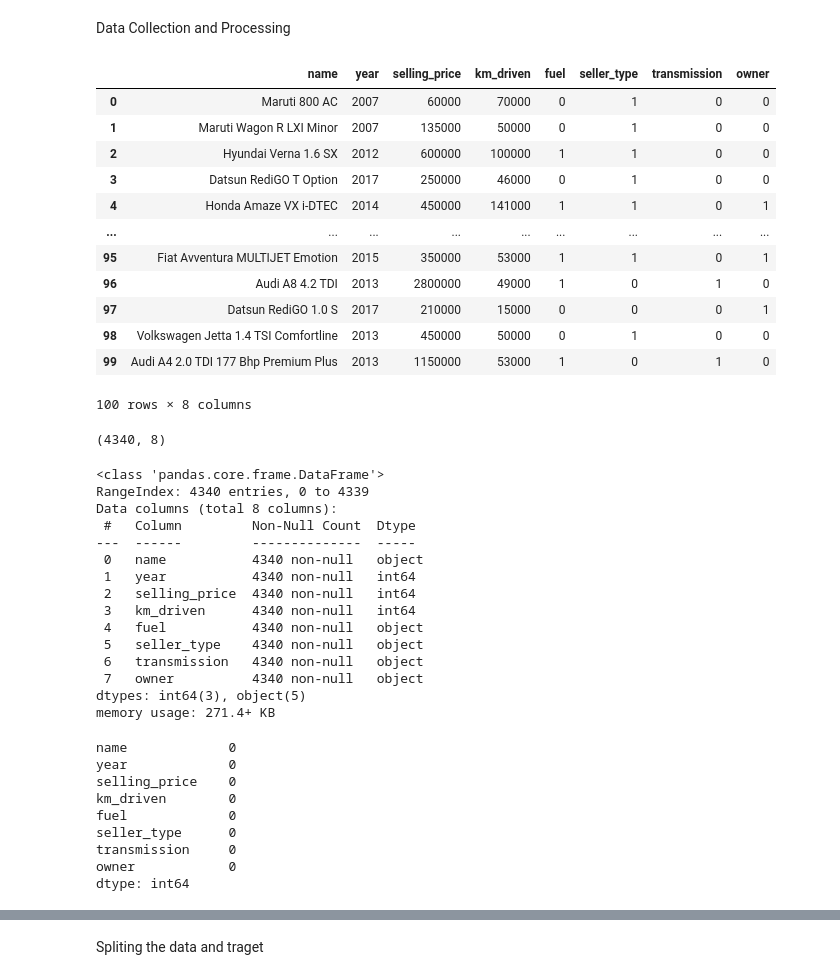
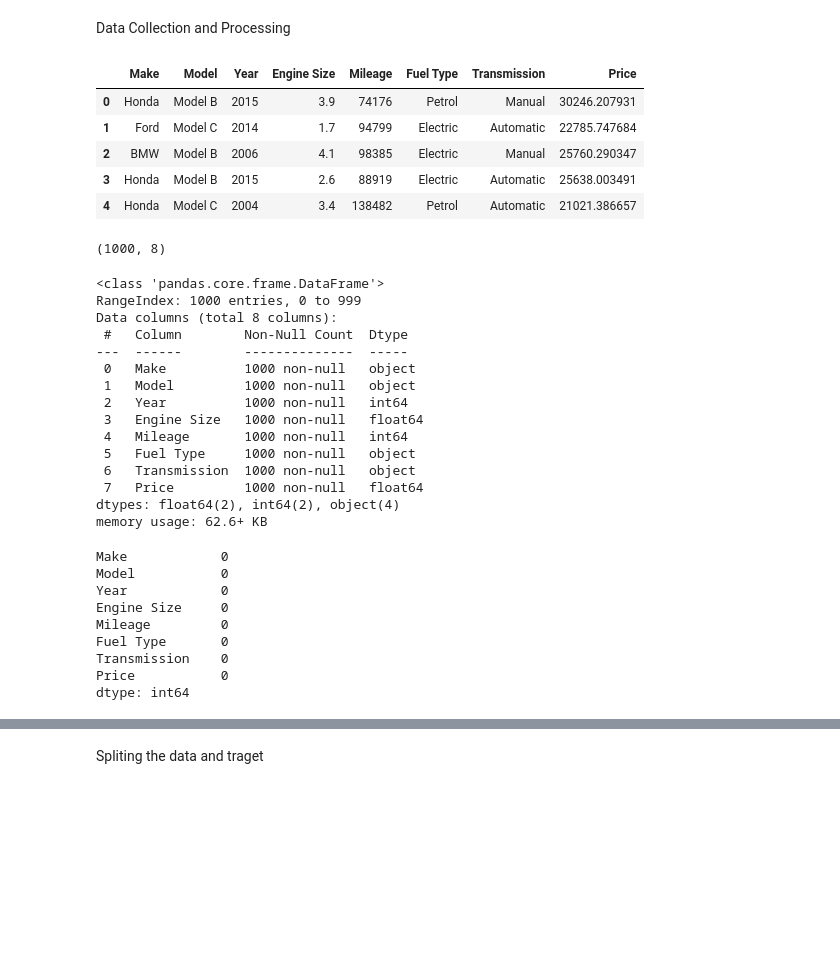
Before and after one commit to Tharunkalai77/Car-price-Prediction, a Jupyter notebook: main.ipynb, the cells around one changed output, grey strips where cells are left out. Drawn from its saved outputs; the diff is of its cells as text; code cells hidden in the pictures; blank space fills up the shorter version.

```diff
--- a/main.ipynb
+++ b/main.ipynb
@@ -9,60 +9,53 @@ from sklearn import metrics
 # %% [markdown]
 Data Collection and Processing
 # %%
-car_dataset = pd.read_csv("C:\\Users\\tharu\\Desktop\\ml-projects\\Car-price-Prediction\\Car.csv")
+car_dataset = pd.read_csv("C:\\Users\\tharu\\Desktop\\ml-projects\\Car-price-Prediction\\Car_Price_Prediction.csv")
 # %%
 # frist 5 rows
-car_dataset.head(100)
+car_dataset.head()
 # %% [output]
-|  | name | year | selling_price | km_driven | fuel | seller_type | transmission | owner |
-| 0 | Maruti 800 AC | 2007 | 60000 | 70000 | 0 | 1 | 0 | 0 |
-| 1 | Maruti Wagon R LXI Minor | 2007 | 135000 | 50000 | 0 | 1 | 0 | 0 |
-| 2 | Hyundai Verna 1.6 SX | 2012 | 600000 | 100000 | 1 | 1 | 0 | 0 |
-| 3 | Datsun RediGO T Option | 2017 | 250000 | 46000 | 0 | 1 | 0 | 0 |
-| 4 | Honda Amaze VX i-DTEC | 2014 | 450000 | 141000 | 1 | 1 | 0 | 1 |
-| ... | ... | ... | ... | ... | ... | ... | ... | ... |
-| 95 | Fiat Avventura MULTIJET Emotion | 2015 | 350000 | 53000 | 1 | 1 | 0 | 1 |
-| 96 | Audi A8 4.2 TDI | 2013 | 2800000 | 49000 | 1 | 0 | 1 | 0 |
-| 97 | Datsun RediGO 1.0 S | 2017 | 210000 | 15000 | 0 | 0 | 0 | 1 |
-| 98 | Volkswagen Jetta 1.4 TSI Comfortline | 2013 | 450000 | 50000 | 0 | 1 | 0 | 0 |
-| 99 | Audi A4 2.0 TDI 177 Bhp Premium Plus | 2013 | 1150000 | 53000 | 1 | 0 | 1 | 0 |
+|  | Make | Model | Year | Engine Size | Mileage | Fuel Type | Transmission | Price |
+| 0 | Honda | Model B | 2015 | 3.9 | 74176 | Petrol | Manual | 30246.207931 |
+| 1 | Ford | Model C | 2014 | 1.7 | 94799 | Electric | Automatic | 22785.747684 |
+| 2 | BMW | Model B | 2006 | 4.1 | 98385 | Electric | Manual | 25760.290347 |
+| 3 | Honda | Model B | 2015 | 2.6 | 88919 | Electric | Automatic | 25638.003491 |
+| 4 | Honda | Model C | 2004 | 3.4 | 138482 | Petrol | Automatic | 21021.386657 |
-100 rows × 8 columns
 # %%
 # checking the number of rows and columns
 car_dataset.shape
 # %% [output]
-(4340, 8)
+(1000, 8)
 # %%
 # get the information about the dataset
 car_dataset.info()
 # %% [output]
 <class 'pandas.core.frame.DataFrame'>
-RangeIndex: 4340 entries, 0 to 4339
+RangeIndex: 1000 entries, 0 to 999
 Data columns (total 8 columns):
- #   Column         Non-Null Count  Dtype
----  ------         --------------  -----
- 0   name           4340 non-null   object
- 1   year           4340 non-null   int64
- 2   selling_price  4340 non-null   int64
- 3   km_driven      4340 non-null   int64
- 4   fuel           4340 non-null   object
- 5   seller_type    4340 non-null   object
- 6   transmission   4340 non-null   object
- 7   owner          4340 non-null   object
-dtypes: int64(3), object(5)
-memory usage: 271.4+ KB
+ #   Column        Non-Null Count  Dtype
+---  ------        --------------  -----
+ 0   Make          1000 non-null   object
+ 1   Model         1000 non-null   object
+ 2   Year          1000 non-null   int64
+ 3   Engine Size   1000 non-null   float64
+ 4   Mileage       1000 non-null   int64
+ 5   Fuel Type     1000 non-null   object
+ 6   Transmission  1000 non-null   object
+ 7   Price         1000 non-null   float64
+dtypes: float64(2), int64(2), object(4)
+memory usage: 62.6+ KB
 # %%
 #checking the missing values
 car_dataset.isnull().sum()
 # %% [output]
-name             0
-year             0
-selling_price    0
-km_driven        0
-fuel             0
-seller_type      0
-transmission     0
-owner            0
+Make            0
+Model           0
+Year            0
+Engine Size     0
+Mileage         0
+Fuel Type       0
+Transmission    0
+Price           0
 dtype: int64
 # %%
 # checking the distribution of categorical data
```
Also changed, not shown: parts of 18 cells of this notebook.
